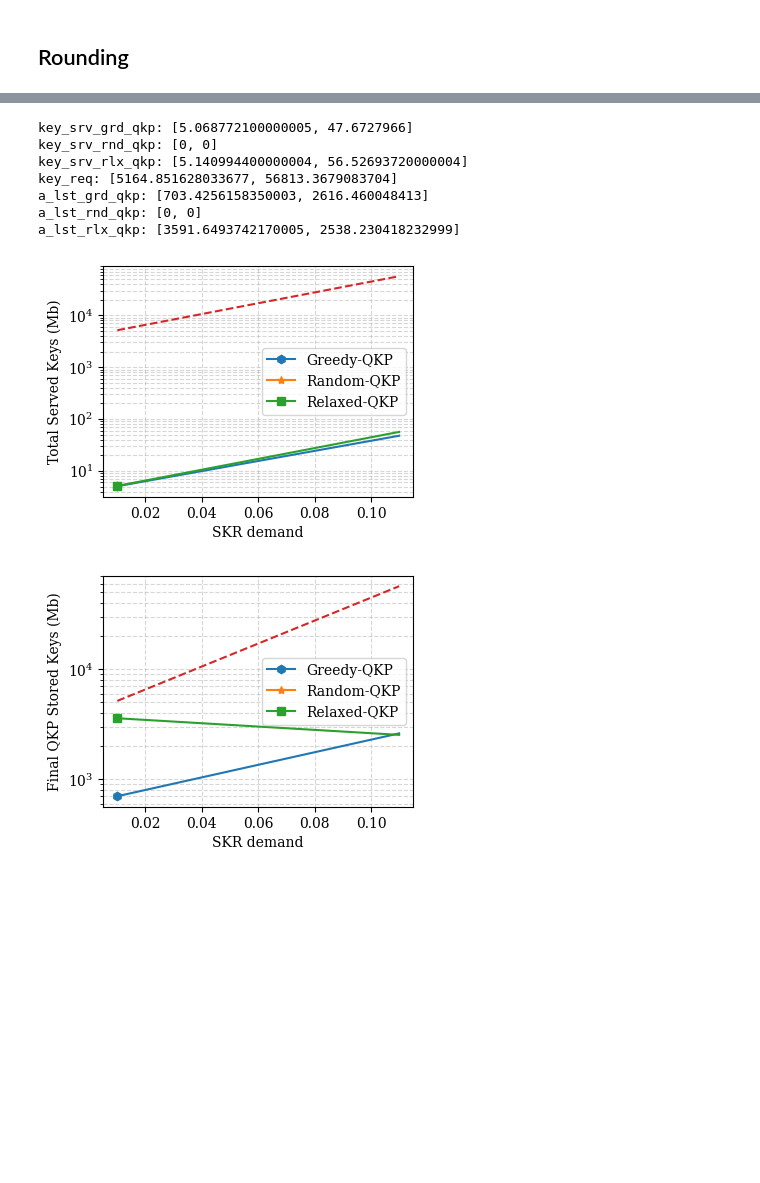
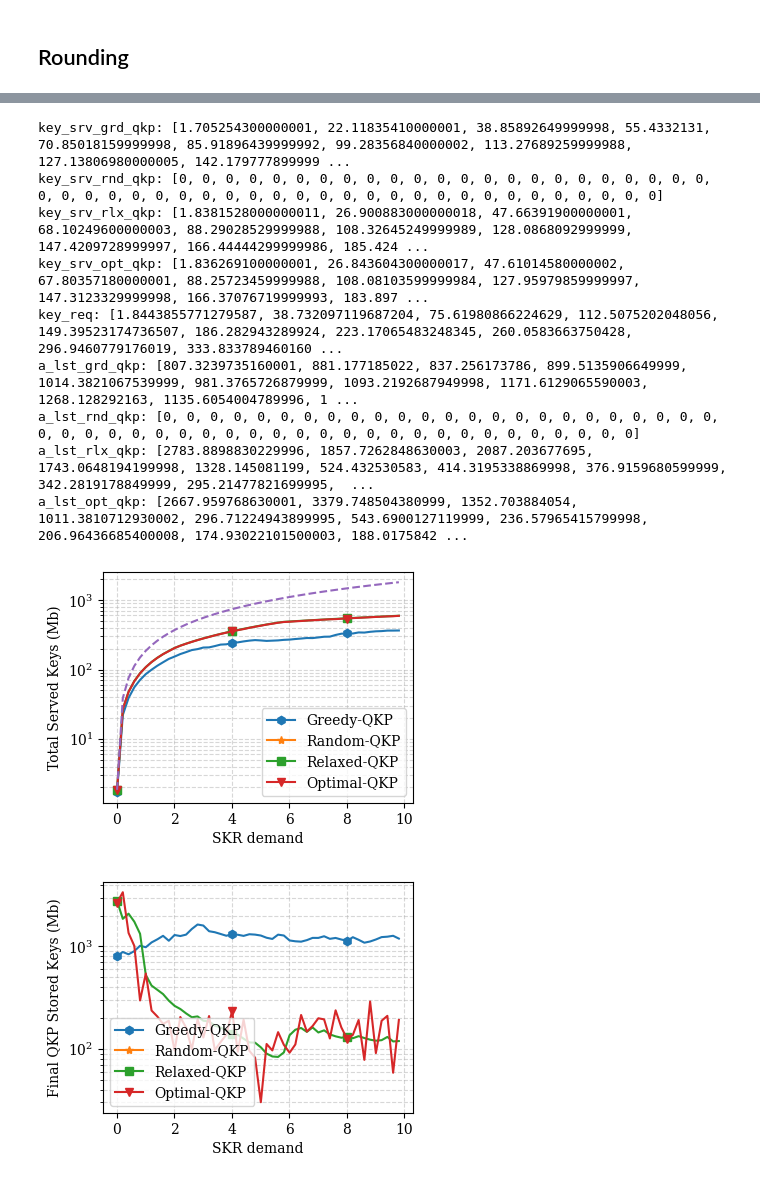
Before and after one commit to mehdibolourian/HAP-QKD, a Jupyter notebook: hap-qkd-offline.ipynb, the cells around one changed output, grey strips where cells are left out. Cells and saved outputs as stored; diff of their text form; code cells hidden in the pictures; blank space fills up the shorter version.

```diff
--- a/hap-qkd-offline.ipynb
+++ b/hap-qkd-offline.ipynb
@@ -355,10 +355,10 @@ nodes = gnodes + hnodes
 # plt.savefig("offline_sinus2.svg", format="svg", dpi=300, bbox_inches="tight")
 # plt.show()
 # %%
-NUM_DATA    = 2
+NUM_DATA    = 50
 N_RUNS      = 10   # number of Monte-Carlo runs
 
-demand_list = [0.01 + 0.1 * i for i in range(NUM_DATA)]
+demand_list = [0.01 + 0.2 * i for i in range(NUM_DATA)]
 # %%
 key_srv_grd_qkp = [0 for i in range(NUM_DATA)]
 key_srv_rnd_qkp = [0 for i in range(NUM_DATA)]
@@ -608,57 +645,63 @@ idx: 1
+# %%
+key_req = [k * 1e-3 for k in key_req] # Convert kb to Mb
 # %%
 print(f"key_srv_grd_qkp: {key_srv_grd_qkp}")
 print(f"key_srv_rnd_qkp: {key_srv_rnd_qkp}")
 print(f"key_srv_rlx_qkp: {key_srv_rlx_qkp}")
+print(f"key_srv_opt_qkp: {key_srv_opt_qkp}")
 
 print(f"key_req: {key_req}")
 
 print(f"a_lst_grd_qkp: {a_lst_grd_qkp}")
 print(f"a_lst_rnd_qkp: {a_lst_rnd_qkp}")
 print(f"a_lst_rlx_qkp: {a_lst_rlx_qkp}")
+print(f"a_lst_opt_qkp: {a_lst_opt_qkp}")
 
 plt.figure(figsize=(4,3))
 plt.plot(demand_list, key_srv_grd_qkp, label="Greedy-QKP", linestyle="-", marker="h", markevery=20)
 plt.plot(demand_list, key_srv_rnd_qkp, label="Random-QKP", linestyle="-", marker="*", markevery=20)
 plt.plot(demand_list, key_srv_rlx_qkp, label="Relaxed-QKP", linestyle="-", marker="s", markevery=20)
+plt.plot(demand_list, key_srv_opt_qkp, label="Optimal-QKP", linestyle="-", marker="v", markevery=20)
 
 plt.plot(demand_list, key_req, linestyle="--")
 
 plt.xlabel("SKR demand")
 plt.ylabel("Total Served Keys (Mb)")
 plt.yscale("log")
 plt.grid(True, which="both", linestyle="--", alpha=0.5)
 plt.legend()
 
 plt.savefig("offline_qkp_k_srv.pdf", format="pdf", bbox_inches="tight", pad_inches=0.01, transparent="True")
 plt.show()
 
 ############################
 
 plt.figure(figsize=(4,3))
 plt.plot(demand_list, a_lst_grd_qkp, label="Greedy-QKP", linestyle="-", marker="h", markevery=20)
 plt.plot(demand_list, a_lst_rnd_qkp, label="Random-QKP", linestyle="-", marker="*", markevery=20)
 plt.plot(demand_list, a_lst_rlx_qkp, label="Relaxed-QKP", linestyle="-", marker="s", markevery=20)
-
-plt.plot(demand_list, key_req, linestyle="--")
+plt.plot(demand_list, a_lst_opt_qkp, label="Optimal-QKP", linestyle="-", marker="v", markevery=20)
 
 plt.xlabel("SKR demand")
 plt.ylabel("Final QKP Stored Keys (Mb)")
 plt.yscale("log")
 plt.grid(True, which="both", linestyle="--", alpha=0.5)
 plt.legend()
 
 plt.savefig("offline_qkp_a_lst.pdf", format="pdf", bbox_inches="tight", pad_inches=0.01, transparent="True")
 plt.show()
 # %% [output]
-key_srv_grd_qkp: [5.068772100000005, 47.6727966]
-key_srv_rnd_qkp: [0, 0]
-key_srv_rlx_qkp: [5.140994400000004, 56.52693720000004]
-key_req: [5164.851628033677, 56813.3679083704]
-a_lst_grd_qkp: [703.4256158350003, 2616.460048413]
-a_lst_rnd_qkp: [0, 0]
-a_lst_rlx_qkp: [3591.6493742170005, 2538.230418232999]
+key_srv_grd_qkp: [1.705254300000001, 22.11835410000001, 38.85892649999998, 55.4332131, 70.85018159999998, 85.91896439999992, 99.28356840000002, 113.27689259999988, 127.13806980000005, 142.179777899999 ...
+key_srv_rnd_qkp: [0, 0, 0, 0, 0, 0, 0, 0, 0, 0, 0, 0, 0, 0, 0, 0, 0, 0, 0, 0, 0, 0, 0, 0, 0, 0, 0, 0, 0, 0, 0, 0, 0, 0, 0, 0, 0, 0, 0, 0, 0, 0, 0, 0, 0, 0, 0, 0, 0, 0]
+key_srv_rlx_qkp: [1.8381528000000011, 26.900883000000018, 47.66391900000001, 68.10249600000003, 88.29028529999988, 108.32645249999989, 128.0868092999999, 147.4209728999997, 166.44444299999986, 185.424 ...
+key_srv_opt_qkp: [1.836269100000001, 26.843604300000017, 47.61014580000002, 67.80357180000001, 88.25723459999988, 108.08103599999984, 127.95979859999997, 147.3123329999998, 166.37076719999993, 183.897 ...
+key_req: [1.8443855771279587, 38.732097119687204, 75.61980866224629, 112.5075202048056, 149.39523174736507, 186.282943289924, 223.17065483248345, 260.0583663750428, 296.9460779176019, 333.833789460160 ...
+a_lst_grd_qkp: [807.3239735160001, 881.177185022, 837.256173786, 899.5135906649999, 1014.3821067539999, 981.3765726879999, 1093.2192687949998, 1171.6129065590003, 1268.128292163, 1135.6054004789996, 1 ...
+a_lst_rnd_qkp: [0, 0, 0, 0, 0, 0, 0, 0, 0, 0, 0, 0, 0, 0, 0, 0, 0, 0, 0, 0, 0, 0, 0, 0, 0, 0, 0, 0, 0, 0, 0, 0, 0, 0, 0, 0, 0, 0, 0, 0, 0, 0, 0, 0, 0, 0, 0, 0, 0, 0]
+a_lst_rlx_qkp: [2783.8898830229996, 1857.7262848630003, 2087.203677695, 1743.0648194199998, 1328.145081199, 524.432530583, 414.3195338869998, 376.9159680599999, 342.2819178849999, 295.21477821699995,  ...
+a_lst_opt_qkp: [2667.959768630001, 3379.748504380999, 1352.703884054, 1011.3810712930002, 296.71224943899995, 543.6900127119999, 236.57965415799998, 206.96436685400008, 174.93022101500003, 188.0175842 ...
-[figure, old version]
+[figure, new version]
-[figure, old version]
+[figure, new version]
 # %%
 plot_data = {
     "demand_list":     demand_list,
```
Also changed, not shown: parts of 7 cells of this notebook, 10 other files.
